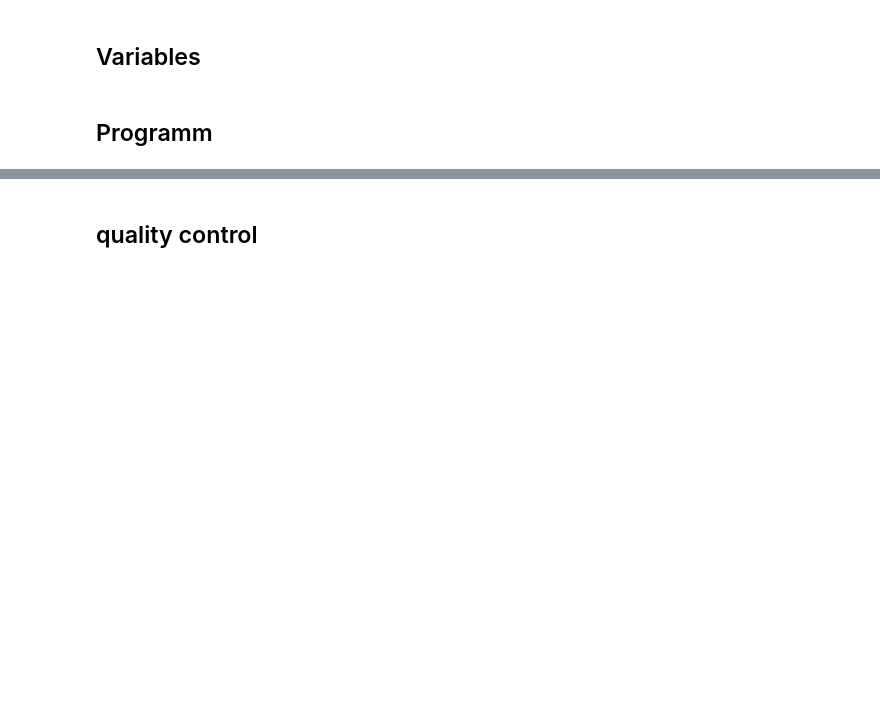
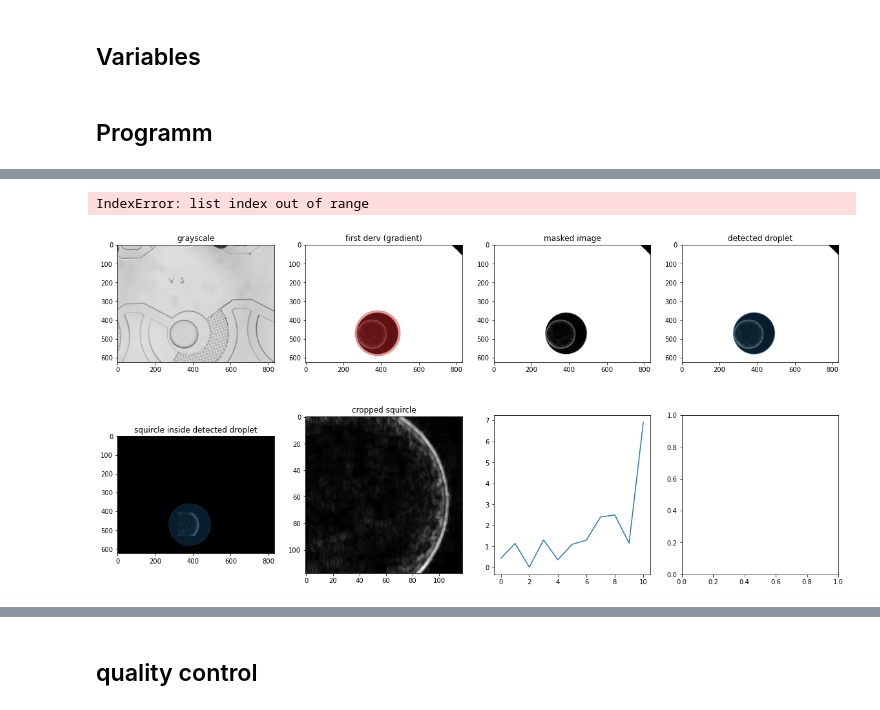
Before and after one commit to cfsb618/PyPhaseChip, a Jupyter notebook: pyphasechip.ipynb, the cells around one changed output, grey strips where cells are left out. Saved outputs shown, nothing was run; the diff lists cells and outputs as text; code cells hidden in the pictures; blank space fills up the shorter version.

```diff
--- a/pyphasechip.ipynb
+++ b/pyphasechip.ipynb
@@ -42,20 +41,19 @@ initial_ratio = 7
 
 
 # Number of different concentrations used
-number_of_diff_conc = 3
+number_of_diff_conc = 4
 
-# Number of wells per horizontal(!) line per concentrations
-# full chip equals 10
-n_wells = 2
+# Number of wells
+n_wells = 3
 
 ###### delete hoe and iph, use this instead
 # total amount of images
 total_n_images = 528
-n_timepoints = int(total_n_images / (number_of_diff_conc * n_wells * 2))
+n_timepoints = int(total_n_images / (number_of_diff_conc * n_wells))
 
 # percental difference of img mean to all previous imgages.
 # value is similar to a sensivity-value
-percental_threshold = 55
+percental_threshold = 200 #55
 
 
 # measured diameter of chamber to calculate radii for circle detection -> min and max [px]
@@ -70,7 +68,7 @@ chamber_height = 60
 
 # folder where images are stored
 # best is to use only paths without any whitespace
-image_folder = r"C:\Users\DigitalStation\Documents\Python_Scripts\DropletDetection\20220601_BSA_PEG_FC40\subset"
+image_folder = r"C:\Users\DigitalStation\Documents\Python_Scripts\DropletDetection\20220601_BSA_PEG_FC40_subset"
 #image_folder = r"C:\Users\DigitalStation\Documents\Python_Scripts\DropletDetection\Testimages2+"
 
 # datatype of the images
@@ -411,0 +276,57 @@ fig.tight_layout()
+# %%
+c = 3
+w = 1
+t = 12
+
+
+image = time_resolution[t][c][w]['gray'].copy()
+img  = time_resolution[t][c][w]['img'].copy() # masked img
+grad  = time_resolution[t][c][w]['grad2'].copy()
+xd = time_resolution[t][c][w]['droplet data'][0,0]
+yd = time_resolution[t][c][w]['droplet data'][0,1]
+rd = time_resolution[t][c][w]['droplet data'][0,2]
+xw = time_resolution[t][c][w]['x']
+yw = time_resolution[t][c][w]['y']
+rw = time_resolution[t][c][w]['r']
+
+
+fig, axs = plt.subplots(nrows=2, ncols=4, figsize=(20, 10))
+
+axs[0, 0].imshow(image, cmap="gray")
+axs[0,0 ].set_title("grayscale")
+
+axs[0, 1].imshow(grad, cmap="gray")
+axs[0, 1].set_title("first derv (gradient)")
+circle = plt.Circle((xw, yw), rw, color='tab:red', alpha=0.45)
+axs[0, 1].add_patch(circle)
+
+axs[0, 2].imshow(img, cmap="gray")
+axs[0, 2].set_title("masked image")
+
+axs[0, 3].imshow(img, cmap="gray")
+axs[0, 3].set_title("detected droplet")
+circle = plt.Circle((xd, yd), rd, color='tab:blue', alpha=0.25)
+axs[0, 3].add_patch(circle)
+
+axs[1, 0].imshow(time_resolution[t][c][w]['squ'], cmap="gray")
+axs[1, 0].set_title("squircle inside detected droplet")
+circle = plt.Circle((xd, yd), rd, color='tab:blue', alpha=0.25)
+axs[1, 0].add_patch(circle)
+
+axs[1, 1].imshow(time_resolution[t][c][w]['cro squ'], cmap="gray")
+axs[1, 1].set_title("cropped squircle")
+
+axs[1, 2].plot(np.arange(len(time_resolution[0][c][w]['mean list'])), time_resolution[0][c][w]['mean list'])
+axs[1, 2].scatter(t, time_resolution[0][c][w]['mean list'][t], color='red')
+
+blurrr = cv2.dilate(time_resolution[t][c][w]['cro squ'], (5,5))
+print(blurrr.shape[0]*blurrr.shape[0] - np.count_nonzero(blurrr))
+
+print("meanlist", time_resolution[0][c][w]['mean list'], "; mean:", np.mean(time_resolution[0][c][w]['mean list']))
+print("perc. difference @ t:", int((time_resolution[0][c][w]['mean list'][-1]/np.mean(time_resolution[0][c][w]['mean list'])*100-100)))
+print("Areas:", time_resolution[0][c][w]['areas'])
+print("starting conc:", starting_concentrations[c])
+print("LLPS conc:", time_resolution[0][c][w]['LLPS conc'])
+# %% [output]
+IndexError: list index out of range
+[figure, added]
```
Also changed, not shown: parts of 13 cells of this notebook, 3 other files.
